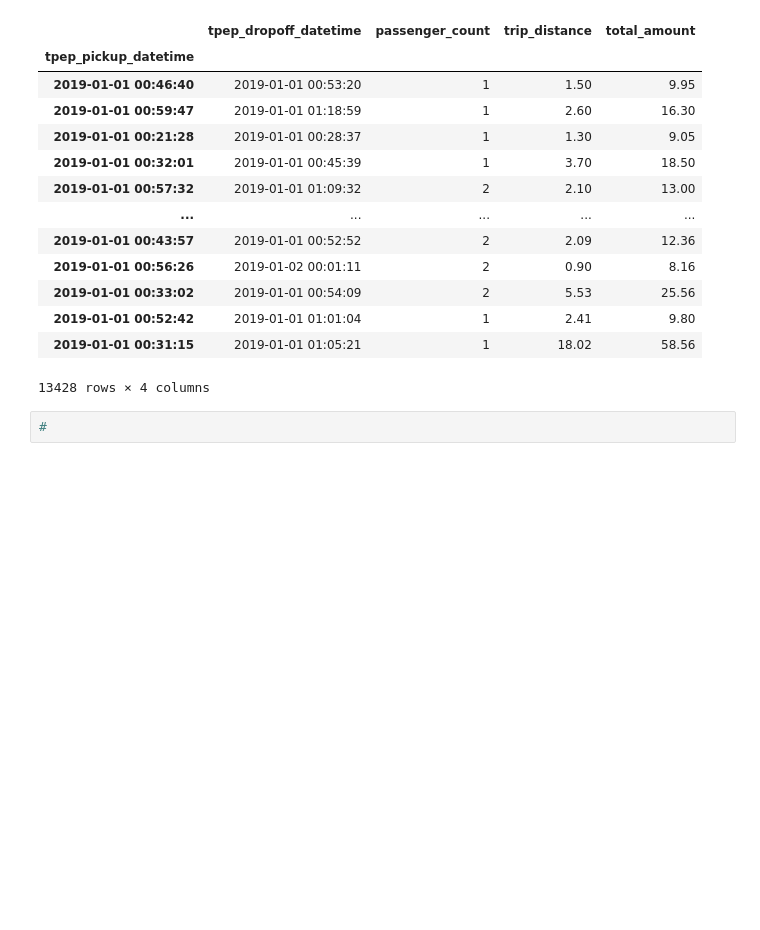
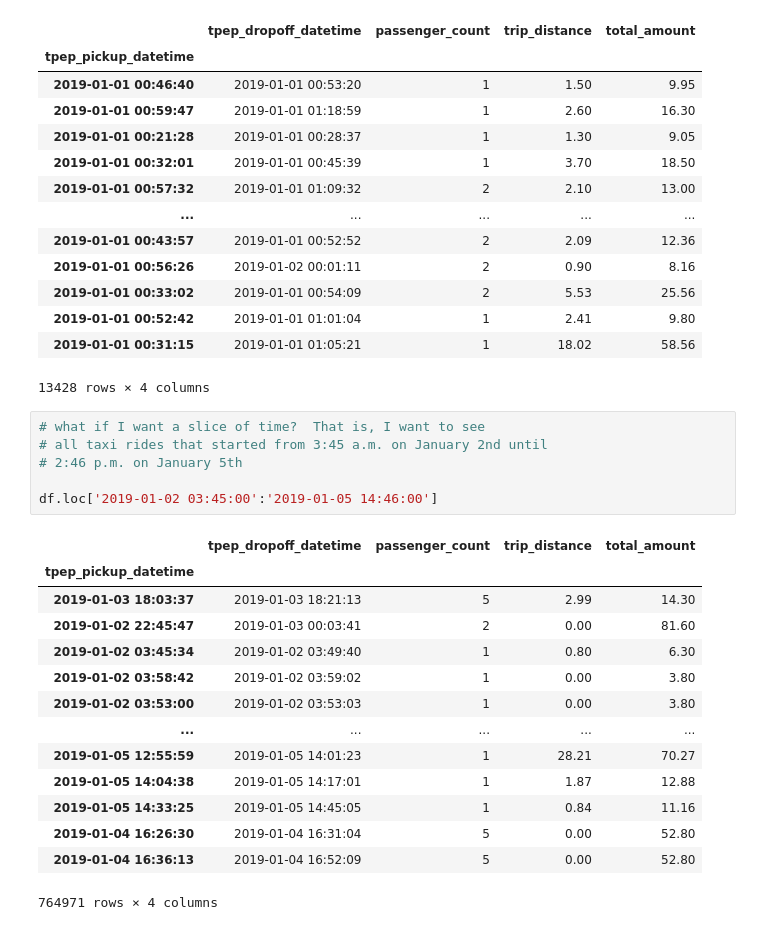
Before and after one commit to reuven/oreilly-2022-07July-analytics, a Jupyter notebook: 2022-08Aug-23.ipynb, the cells around one changed output. Cells and saved outputs as stored; diff of their text form; blank space fills up the shorter version.

```diff
--- a/2022-08Aug-23.ipynb
+++ b/2022-08Aug-23.ipynb
@@ -1713,5 +1713,24 @@ df.loc['2019-01-01 00']
 | 2019-01-01 00:52:42 | 2019-01-01 01:01:04 | 1 | 2.41 | 9.80 |
 | 2019-01-01 00:31:15 | 2019-01-01 01:05:21 | 1 | 18.02 | 58.56 |
 13428 rows × 4 columns
-# %%
-#
+# %%
+# what if I want a slice of time?  That is, I want to see
+# all taxi rides that started from 3:45 a.m. on January 2nd until
+# 2:46 p.m. on January 5th
+
+df.loc['2019-01-02 03:45:00':'2019-01-05 14:46:00']
+# %% [output]
+|  | tpep_dropoff_datetime | passenger_count | trip_distance | total_amount |
+| tpep_pickup_datetime |  |  |  |  |
+| 2019-01-03 18:03:37 | 2019-01-03 18:21:13 | 5 | 2.99 | 14.30 |
+| 2019-01-02 22:45:47 | 2019-01-03 00:03:41 | 2 | 0.00 | 81.60 |
+| 2019-01-02 03:45:34 | 2019-01-02 03:49:40 | 1 | 0.80 | 6.30 |
+| 2019-01-02 03:58:42 | 2019-01-02 03:59:02 | 1 | 0.00 | 3.80 |
+| 2019-01-02 03:53:00 | 2019-01-02 03:53:03 | 1 | 0.00 | 3.80 |
+| ... | ... | ... | ... | ... |
+| 2019-01-05 12:55:59 | 2019-01-05 14:01:23 | 1 | 28.21 | 70.27 |
+| 2019-01-05 14:04:38 | 2019-01-05 14:17:01 | 1 | 1.87 | 12.88 |
+| 2019-01-05 14:33:25 | 2019-01-05 14:45:05 | 1 | 0.84 | 11.16 |
+| 2019-01-04 16:26:30 | 2019-01-04 16:31:04 | 5 | 0.00 | 52.80 |
+| 2019-01-04 16:36:13 | 2019-01-04 16:52:09 | 5 | 0.00 | 52.80 |
+764971 rows × 4 columns
```
